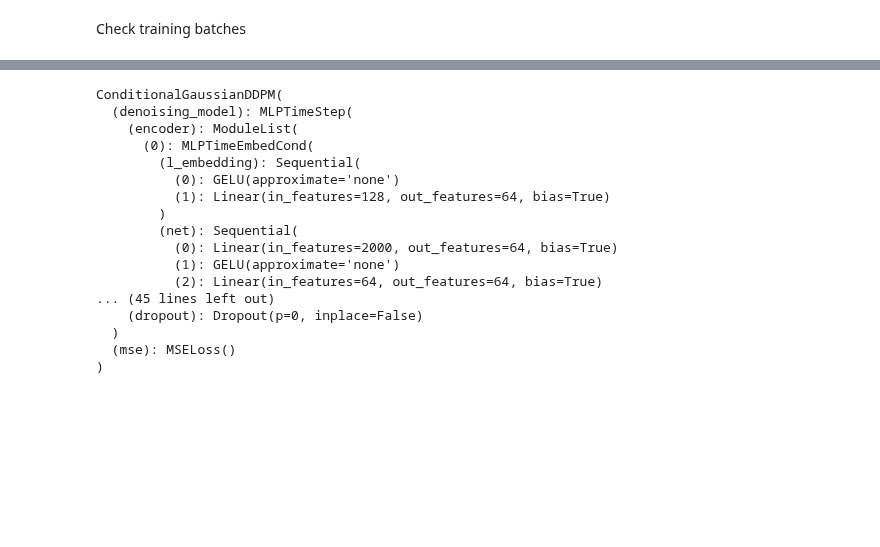
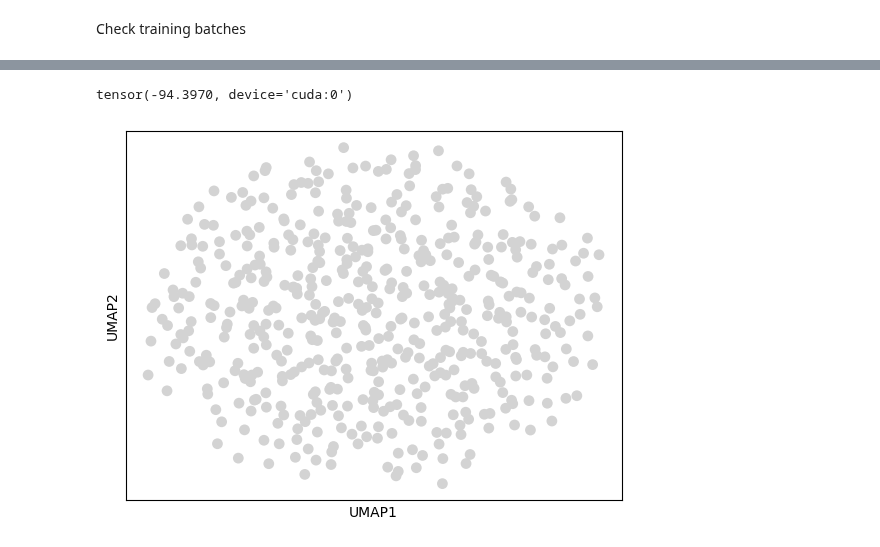
Before and after one commit to theislab/CFGen, a Jupyter notebook: notebooks/tutorials/tutorial_estimator.ipynb, the cells around one changed output, grey strips where cells are left out. Cells and saved outputs as stored; diff of their text form; code cells hidden in the pictures; blank space fills up the shorter version.

````diff
--- a/notebooks/tutorials/tutorial_estimator.ipynb
+++ b/notebooks/tutorials/tutorial_estimator.ipynb
@@ -22,7 +22,7 @@ cd $ROOT
 # %% [markdown]
 Initialize the ```args``` dict and the estimator class
 # %%
-config = yaml.safe_load(open("/nfs/homedirs/pala/celldreamer/configs/perturbation_modelling/config_ddpm.yaml",
+config = yaml.safe_load(open(ROOT / "configs/perturbation_modelling/config_ddpm.yaml",
                             "rb"))
 # %%
 args_pert = Args(config["args"])
@@ -114,0 +63,7 @@ predicted tensor([[-0.0151,  0.0005,  0.0020,  ..., -0.0061,  0.0103,  0.0070],
+# %%
+estimator.generative_model = estimator.generative_model.to("cuda")
+with torch.no_grad():
+    X_gen = estimator.generative_model.generate(batch_size=500,
+                                         y=torch.zeros(100,3),
+                                         z_t=None,
+                                         T=500)
@@ -115,20 +81,18 @@ predicted tensor([[-0.0151,  0.0005,  0.0020,  ..., -0.0061,  0.0103,  0.0070],
+# %%
+adata_tmp = sc.AnnData(X=X_gen.cpu().numpy())
+sc.tl.pca(adata_tmp)
+sc.pp.neighbors(adata_tmp)
+sc.tl.umap(adata_tmp)
+# %%
+X_gen.min()
+# %% [output]
+tensor(-94.3970, device='cuda:0')
+# %%
+sc.pl.umap(adata_tmp)
+# %% [output]
+[figure, added]
 # %%
-estimator.generative_model
+data = []
+
+for batch in estimator.datamodule["train_dataloader"]:
+    data.append(batch["X"])
-# %% [output]
-ConditionalGaussianDDPM(
-  (denoising_model): MLPTimeStep(
-    (encoder): ModuleList(
-      (0): MLPTimeEmbedCond(
-        (l_embedding): Sequential(
-          (0): GELU(approximate='none')
-          (1): Linear(in_features=128, out_features=64, bias=True)
-        )
-        (net): Sequential(
-          (0): Linear(in_features=2000, out_features=64, bias=True)
-          (1): GELU(approximate='none')
-          (2): Linear(in_features=64, out_features=64, bias=True)
-... (45 lines left out)
-    (dropout): Dropout(p=0, inplace=False)
-  )
-  (mse): MSELoss()
-)
````
Also changed, not shown: parts of 13 cells of this notebook, 9 other files.
